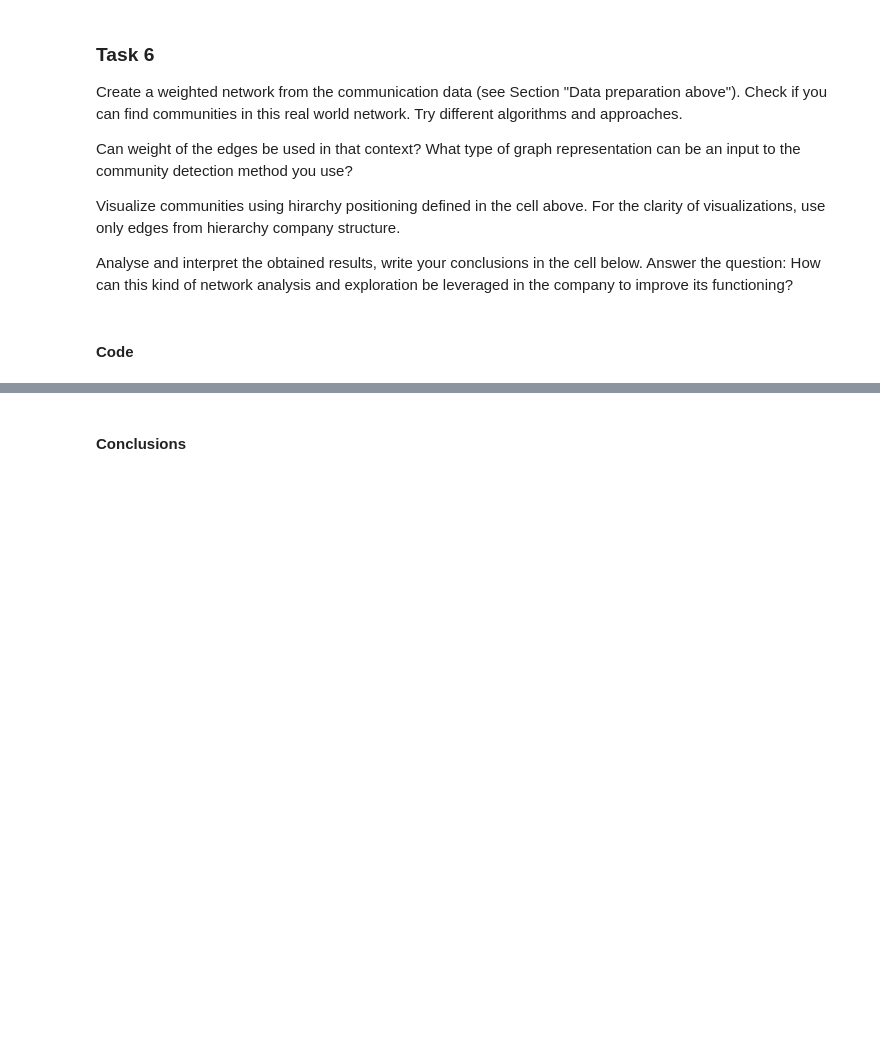
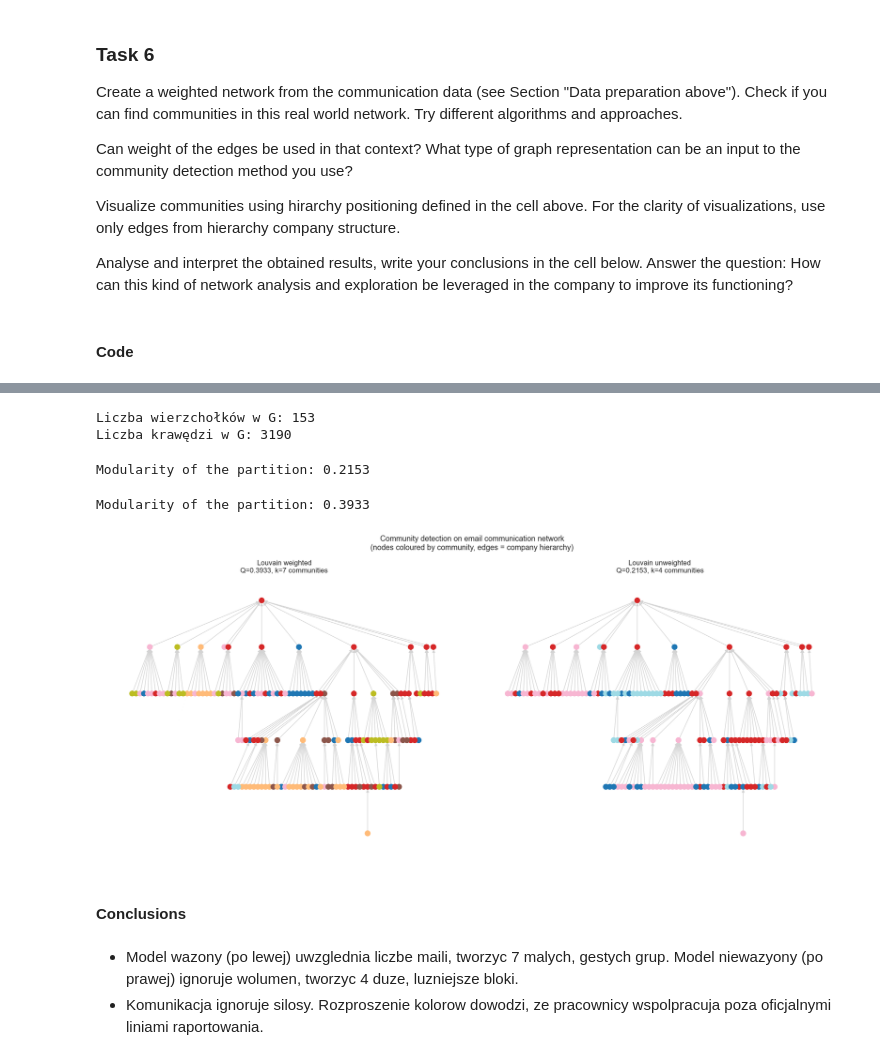
Before and after one commit to jkociecki/complex-networks-pwr, a Jupyter notebook: lab03/L03_community_detection.ipynb, the cells around one changed output, grey strips where cells are left out. Saved outputs shown, nothing was run; the diff lists cells and outputs as text; code cells hidden in the pictures; blank space fills up the shorter version.

```diff
--- a/lab03/L03_community_detection.ipynb
+++ b/lab03/L03_community_detection.ipynb
@@ -611,2 +609,70 @@ plt.show()
+# %%
+G = nx.Graph()
+for _, row in weighted_edges.iterrows():
+    G.add_edge(row["u"], row["v"], weight=row["weight"])
+
+lcc = max(nx.connected_components(G), key=len)
+G_lcc = G.subgraph(lcc).copy()
+# %%
+print(f"Liczba wierzchołków w G: {G.number_of_nodes()}")
+print(f"Liczba krawędzi w G: {G.number_of_edges()}")
+# %% [output]
+Liczba wierzchołków w G: 153
+Liczba krawędzi w G: 3190
+# %%
+partition_no = nx.community.louvain_communities(G_lcc, weight=None, seed=42)
+mod_value_no = nx.community.modularity(G_lcc, partition_no)
+print(f"Modularity of the partition: {mod_value_no:.4f}")
+# %% [output]
+Modularity of the partition: 0.2153
+# %%
+partition_weigths = nx.community.louvain_communities(G_lcc, weight="weight", seed=42)
+mod_value_weigths = nx.community.modularity(G_lcc, partition_weigths, weight="weight")
+print(f"Modularity of the partition: {mod_value_weigths:.4f}")
+# %% [output]
+Modularity of the partition: 0.3933
+# %%
+node_to_comm_w = {
+    node: idx for idx, comm in enumerate(partition_weigths) for node in comm
+}
+node_to_comm_uw = {node: idx for idx, comm in enumerate(partition_no) for node in comm}
+
+common_nodes = [n for n in H.nodes() if n in G.nodes()]
+H_sub = H.subgraph(common_nodes)
+
+fig, axes = plt.subplots(1, 2, figsize=(18, 8))
+for ax, (label, node_to_comm, q, partition) in zip(
+    axes,
+    [
+        ("Louvain weighted", node_to_comm_w, mod_value_weigths, partition_weigths),
+        ("Louvain unweighted", node_to_comm_uw, mod_value_no, partition_no),
+    ],
+):
+    node_colors = [node_to_comm.get(n, -1) for n in H_sub.nodes()]
+    pos_sub = {n: pos_hierarchic[n] for n in H_sub.nodes() if n in pos_hierarchic}
+    nx.draw(
+        H_sub,
+        pos=pos_sub,
+        ax=ax,
+        node_color=node_colors,
+        cmap=plt.cm.tab20,
+        with_labels=False,
+        node_size=80,
+        edge_color="lightgray",
+        arrows=True,
+    )
+    ax.set_title(f"{label}\nQ={q:.4f}, k={len(partition)} communities", fontsize=12)
+
+plt.suptitle(
+    "Community detection on email communication network\n(nodes coloured by community, edges = company hierarchy)",
+    fontsize=13,
+)
+plt.tight_layout()
+plt.show()
+# %% [output]
+[figure, added]
 # %% [markdown]
 #### Conclusions
+# %% [markdown]
+- Model wazony (po lewej) uwzglednia liczbe maili, tworzyc 7 malych, gestych grup. Model niewazyony (po prawej) ignoruje wolumen, tworzyc 4 duze, luzniejsze bloki.
+- Komunikacja ignoruje silosy. Rozproszenie kolorow dowodzi, ze pracownicy wspolpracuja poza oficjalnymi liniami raportowania.
```
Also changed, not shown: parts of 16 cells of this notebook.
